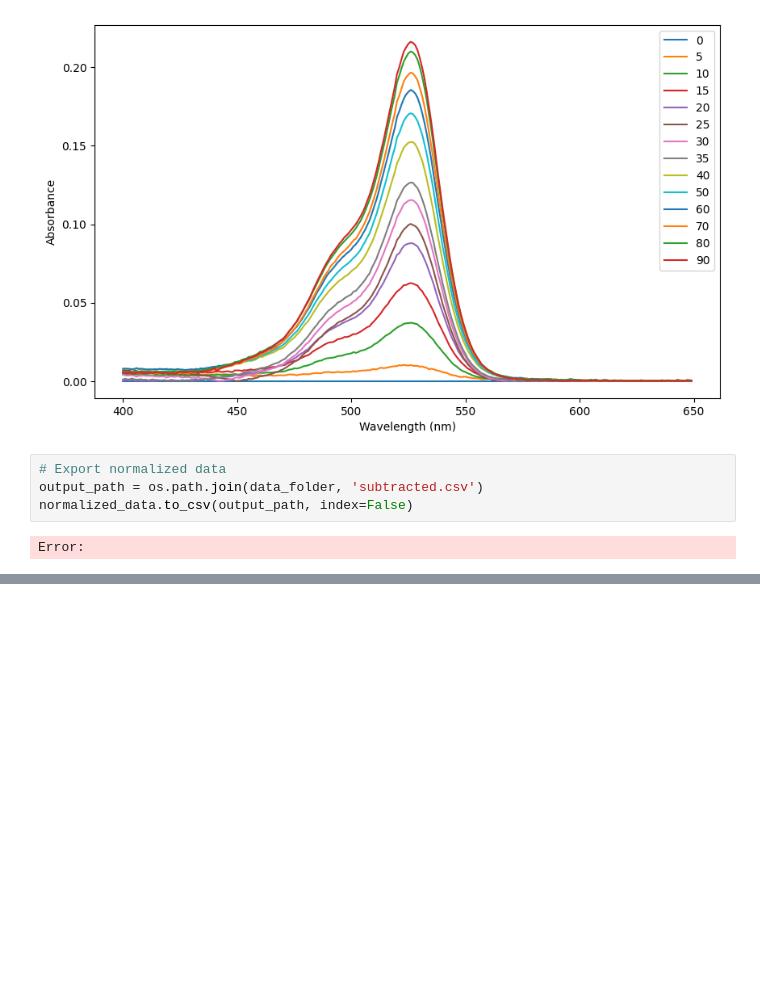
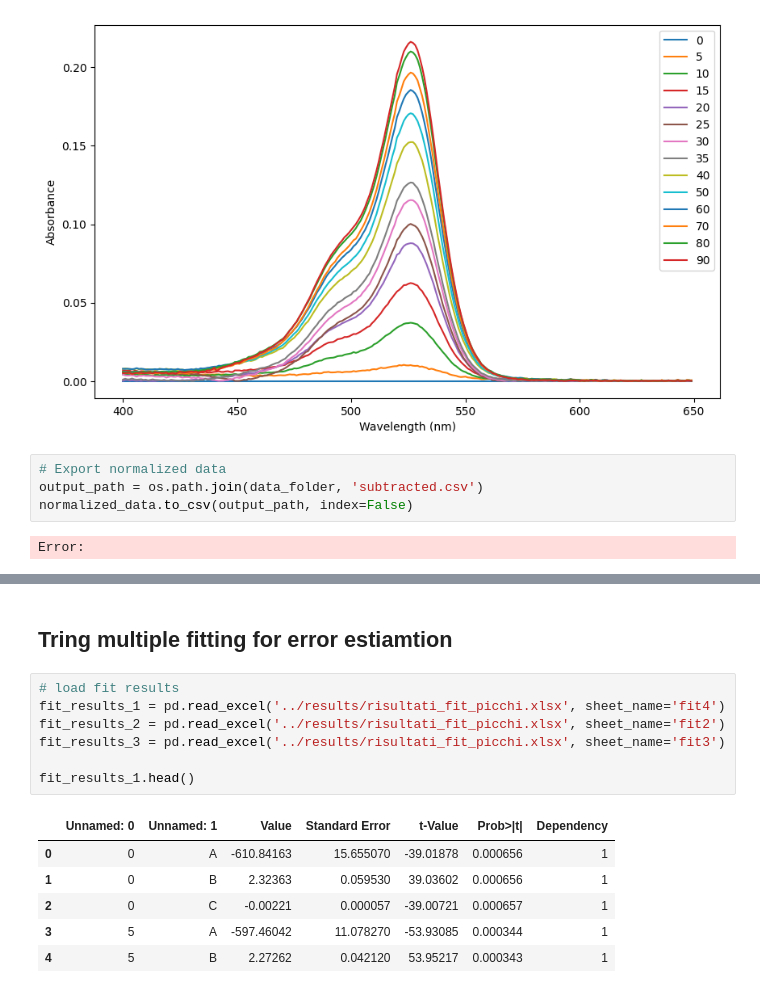
Before and after one commit to GiovanniLag/Laboratorio-Biofisica, a Jupyter notebook: assorbimento/analysis/python/assorbimento_notebook.ipynb, the cells around one changed output, grey strips where cells are left out. Saved outputs shown, nothing was run; the diff lists cells and outputs as text; blank space fills up the shorter version.

```diff
--- a/assorbimento/analysis/python/assorbimento_notebook.ipynb
+++ b/assorbimento/analysis/python/assorbimento_notebook.ipynb
@@ -86,0 +146,16 @@ We use parabolic fit to find good value for the peak of each run
+# %% [markdown]
+## Tring multiple fitting for error estiamtion
+# %%
+# load fit results
+fit_results_1 = pd.read_excel('../results/risultati_fit_picchi.xlsx', sheet_name='fit4')
+fit_results_2 = pd.read_excel('../results/risultati_fit_picchi.xlsx', sheet_name='fit2')
+fit_results_3 = pd.read_excel('../results/risultati_fit_picchi.xlsx', sheet_name='fit3')
+
+fit_results_1.head()
+# %% [output]
+|  | Unnamed: 0 | Unnamed: 1 | Value | Standard Error | t-Value | Prob>|t| | Dependency |
+| 0 | 0 | A | -610.84163 | 15.655070 | -39.01878 | 0.000656 | 1 |
+| 1 | 0 | B | 2.32363 | 0.059530 | 39.03602 | 0.000656 | 1 |
+| 2 | 0 | C | -0.00221 | 0.000057 | -39.00721 | 0.000657 | 1 |
+| 3 | 5 | A | -597.46042 | 11.078270 | -53.93085 | 0.000344 | 1 |
+| 4 | 5 | B | 2.27262 | 0.042120 | 53.95217 | 0.000343 | 1 |
```
Also changed, not shown: parts of 9 cells of this notebook, 23 other files.
